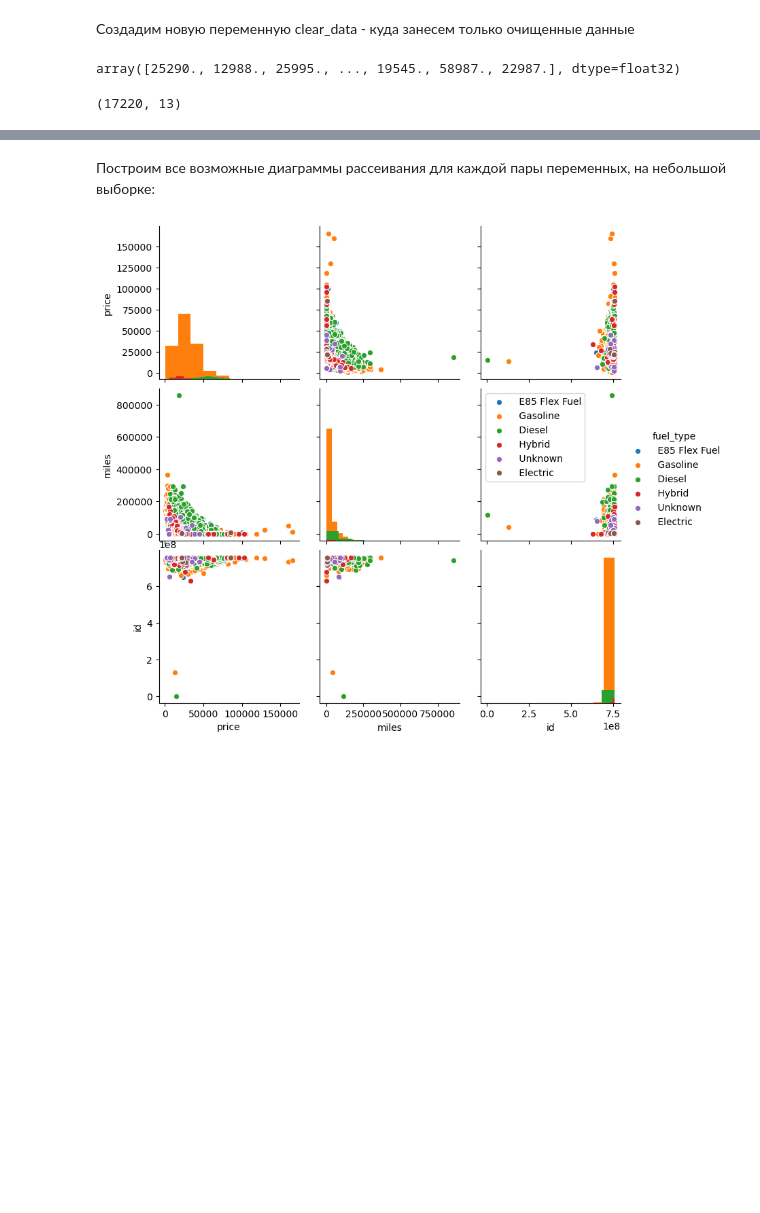
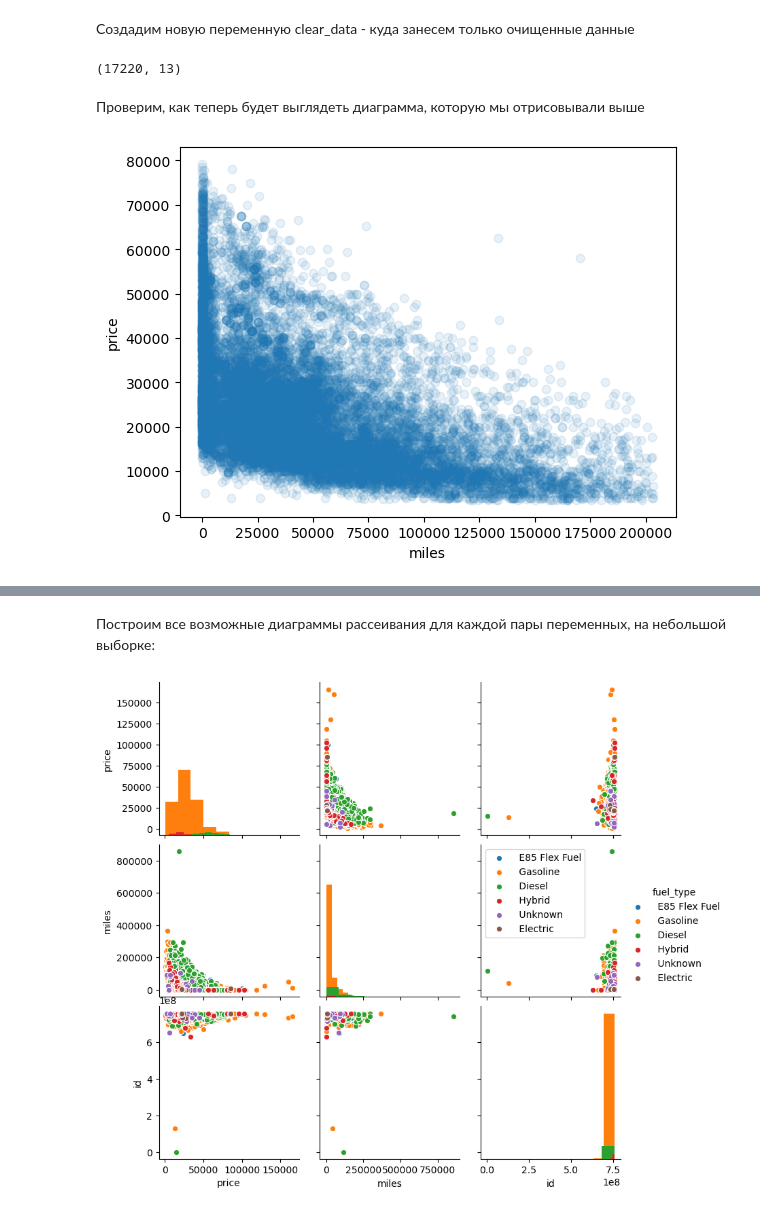
Before and after one commit to SlavikLenkin/MachineLearning, a Jupyter notebook: MachineLearning.ipynb, the cells around one changed output, grey strips where cells are left out. Saved outputs shown, nothing was run; the diff lists cells and outputs as text; code cells hidden in the pictures; blank space fills up the shorter version.

```diff
--- a/MachineLearning.ipynb
+++ b/MachineLearning.ipynb
@@ -391,7 +391,3 @@ x=full_dataC['price'].to_numpy()
-# %%
-x
-# %% [output]
-array([25290., 12988., 25995., ..., 19545., 58987., 22987.], dtype=float32)
 # %%
 rows_to_drop = full_dataC[
     (full_dataC['price'] < full_dataC['price'].quantile(0.005)) | (full_dataC['price'] > full_dataC['price'].quantile(0.995)) |
@@ -402,3 +398,12 @@ clear_data = full_dataC.drop(rows_to_drop)
 clear_data.shape
 # %% [output]
 (17220, 13)
+# %% [markdown]
+Проверим, как теперь будет выглядеть диаграмма, которую мы отрисовывали выше
+# %%
+plt.scatter(clear_data['miles'], clear_data['price'], alpha = 0.1)
+plt.xlabel('miles')
+plt.ylabel('price')
+pass
+# %% [output]
+[figure, added]
```
Also changed, not shown: parts of 35 cells of this notebook.
